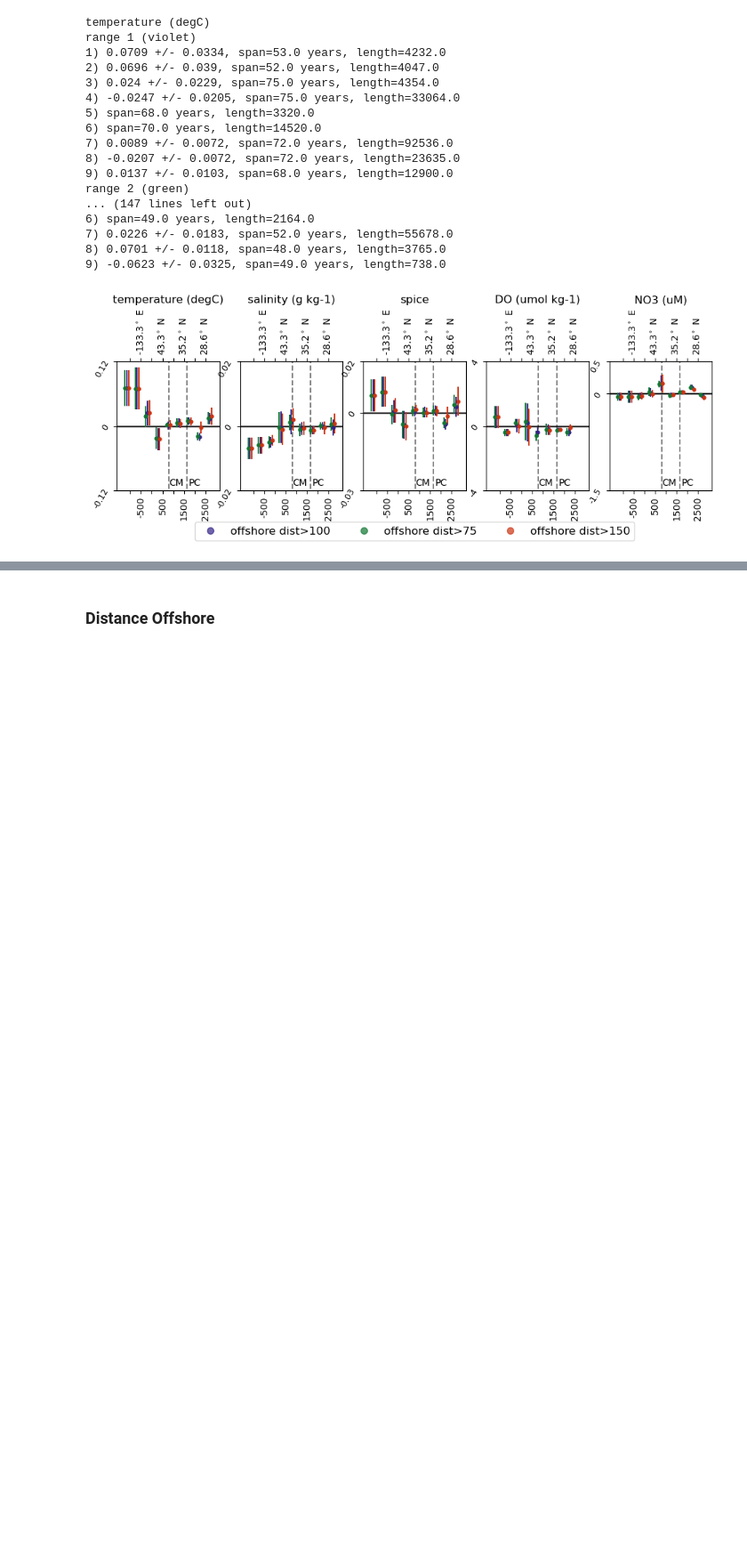
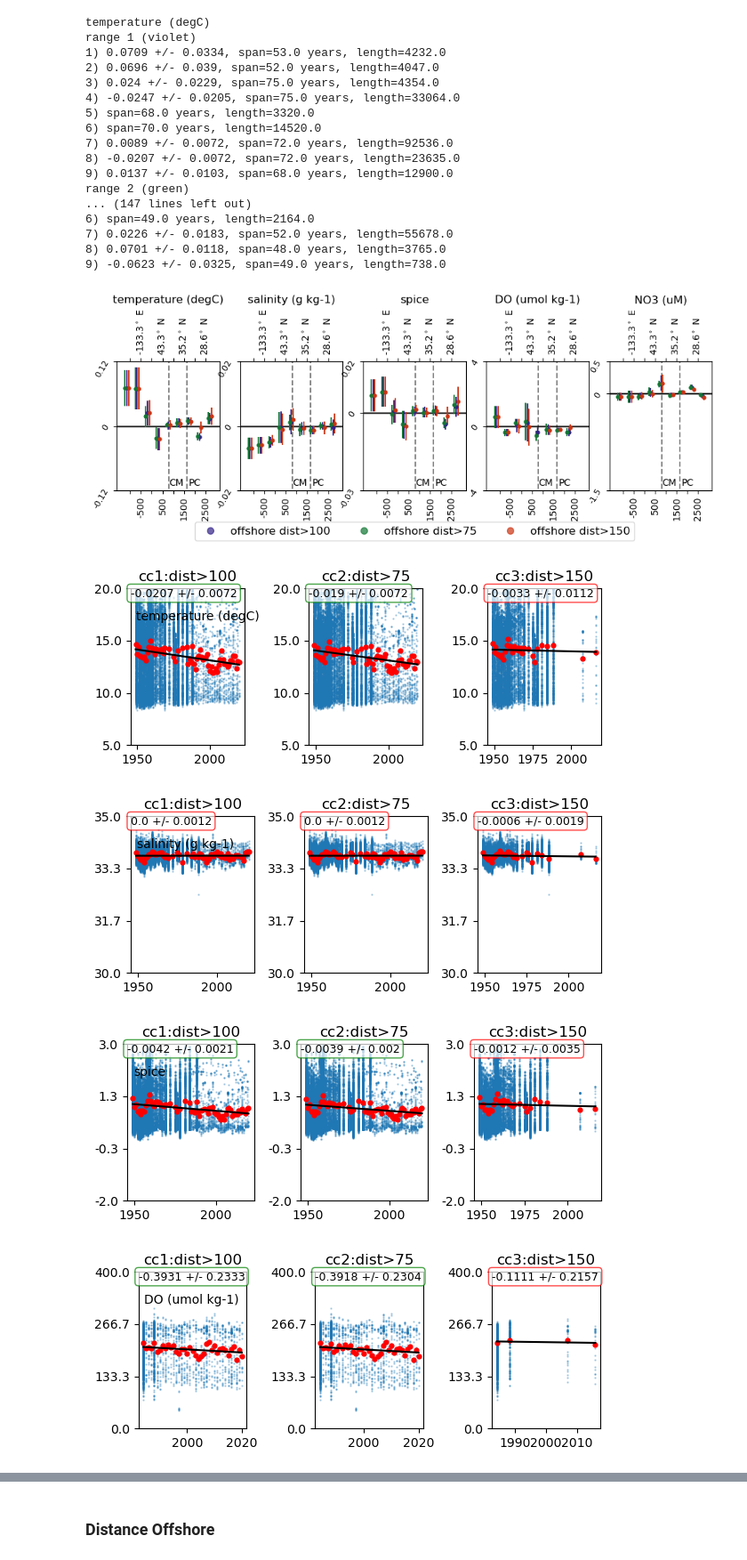
Before and after one commit to UBC-MOAD/analysis-becca, a Jupyter notebook: Synthesis/sensitivity.ipynb, the cells around one changed output, grey strips where cells are left out. Shown at 89% size. Cells and saved outputs as stored; diff of their text form; code cells hidden in the pictures; blank space fills up the shorter version.

```diff
--- a/Synthesis/sensitivity.ipynb
+++ b/Synthesis/sensitivity.ipynb
@@ -1521,3 +1639,22 @@ range 2 (green)
 8) 0.0701 +/- 0.0118, span=48.0 years, length=3765.0
 9) -0.0623 +/- 0.0325, span=49.0 years, length=738.0
 [figure]
+# %%
+for var in varstrings:
+    fig, ax = plt.subplots(1,3,figsize=[6,2.5])
+
+    ax[0].text(0.05,0.8,var,transform=ax[0].transAxes,fontsize=10)
+
+    trend_check(cc1,var,8,ax[0])
+    ax[0].set_title("cc1:dist>100")
+
+    trend_check(cc2,var,8,ax[1])
+    ax[1].set_title("cc2:dist>75")
+
+    trend_check(cc3,var,8,ax[2])
+    ax[2].set_title("cc3:dist>150")
+# %% [output]
+[figure, added]
+[figure, added]
+[figure, added]
+[figure, added]
```
Also changed, not shown: parts of 8 cells of this notebook.
